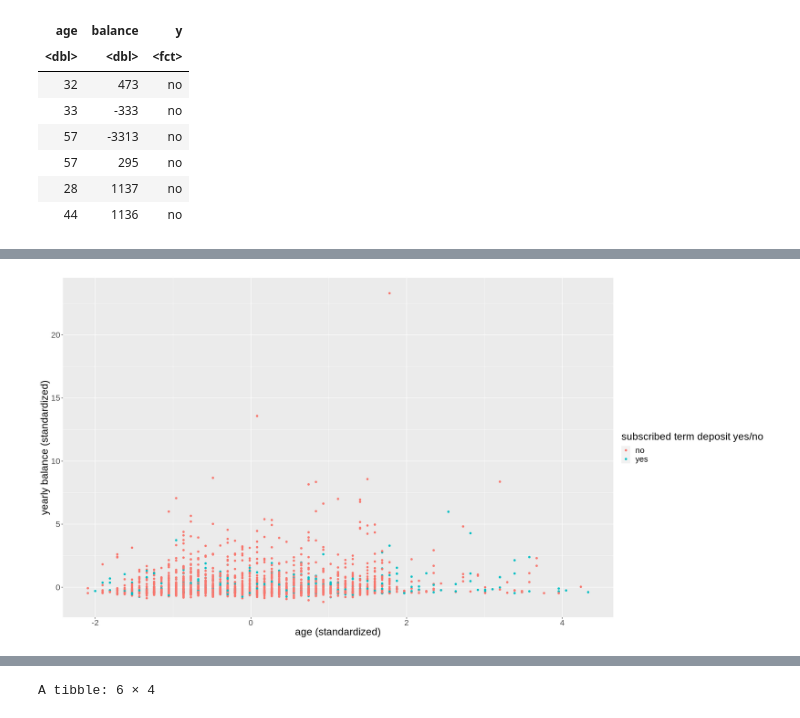
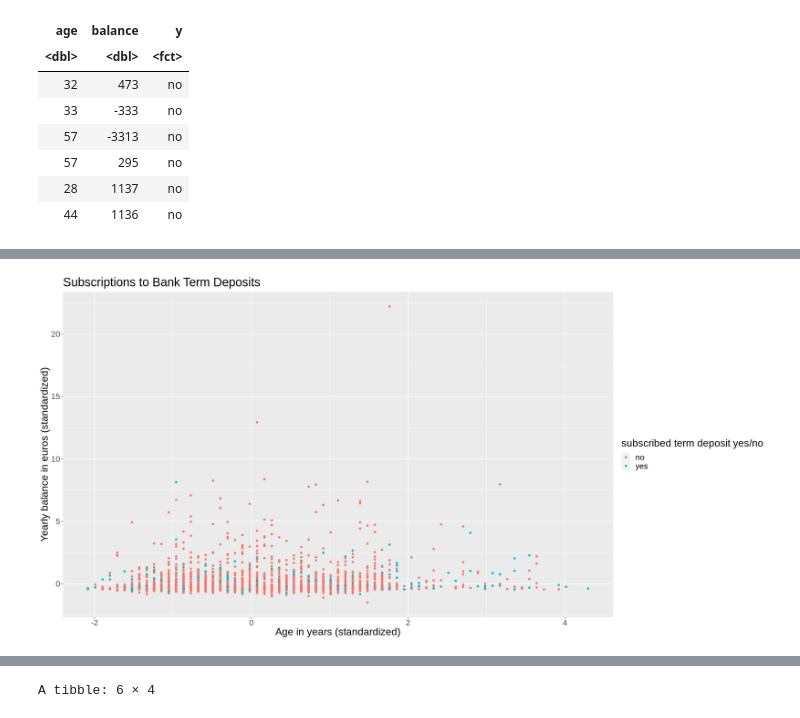
Before and after one commit to Kyungmin725/group34, a Jupyter notebook: group-project34.ipynb, the cells around one changed output, grey strips where cells are left out. Drawn from its saved outputs; the diff is of its cells as text; code cells hidden in the pictures.

```diff
--- a/group-project34.ipynb
+++ b/group-project34.ipynb
@@ -195,17 +200,18 @@ A tibble: 3392 × 3
 # %%
-# We first plot a scatterplot on age vs balance
-# with the factor y colored on every single points.
+# Plot of the scaled age and balance data with the
+# factor y colored on every single points.
 
 options(repr.plot.width = 20, repr.plot.height = 10)
 scaled_age_vs_balance_plot <- scaled_bank %>%
     ggplot(aes(x = age, y = balance)) +
     geom_point(aes(colour = y)) +
-    labs(x = "age (standardized)", y = "yearly balance (standardized)",
+    labs(x = "Age in years (standardized)", y = "Yearly balance in euros (standardized)",
         colour = "subscribed term deposit yes/no") +
-    theme(text = element_text(size = 20))
+    theme(text = element_text(size = 20)) +
+    ggtitle("Subscriptions to Bank Term Deposits")
 scaled_age_vs_balance_plot
 # %% [output]
-[figure, old version]
+[figure, new version]
 # %%
 # We create our K-nearest neighbour classifier with the training set.
 # Here we first randomly choose K=10 and run the process to make sure
```
Also changed, not shown: parts of 7 cells of this notebook.
